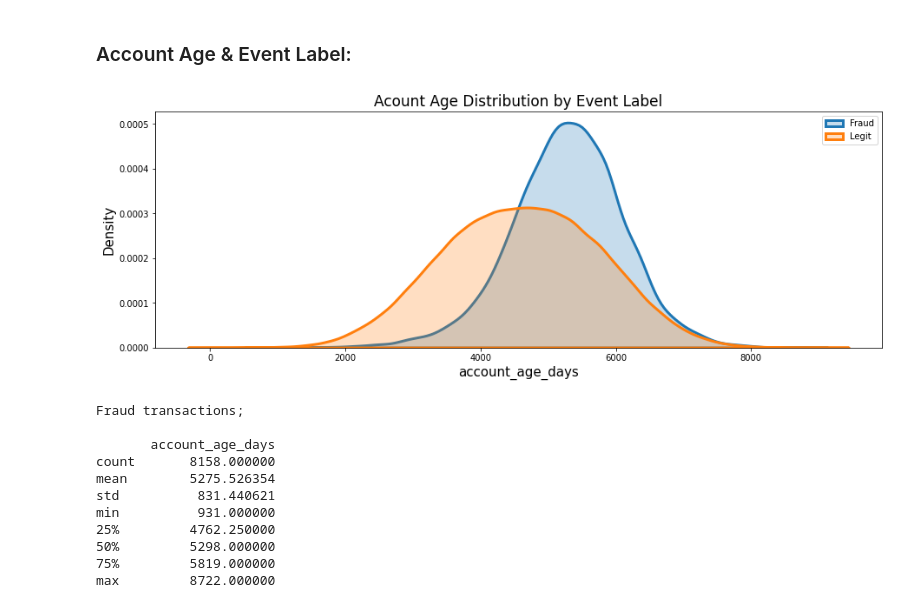
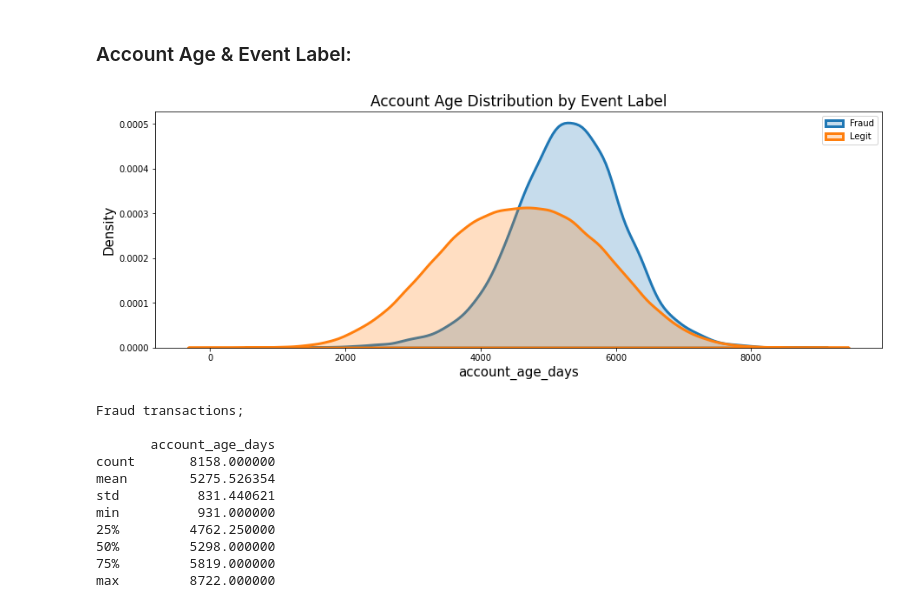
Before and after one commit to ElifKarakutukDinc/Fraud_Analytics_Case_Study, a Jupyter notebook: EDA.ipynb, the cells around one changed output. Cells and saved outputs as stored; diff of their text form; code cells hidden in the pictures.

```diff
--- a/EDA.ipynb
+++ b/EDA.ipynb
@@ -300,20 +304,21 @@ Mode:
 ### Account Age & Event Label:
 # %%
 # To see transaction amount distribution for Account Age column:
+
 distplot_viz(
     data=df_data,
     column="account_age_days",
     separate_column="EVENT_LABEL",
     condition_1="fraud",
     condition_2="legit",
     label1="Fraud",
     label2="Legit",
-    title="Acount Age Distribution by Event Label",
+    title="Account Age Distribution by Event Label",
     color1="blue",
     color2="red",
 )
 # %% [output]
-[figure, old version]
+[figure, new version]
 # %%
 list_of_column_descriptive = ["account_age_days"]
 print("Fraud transactions; \n")
```
Also changed, not shown: parts of 7 cells of this notebook.
